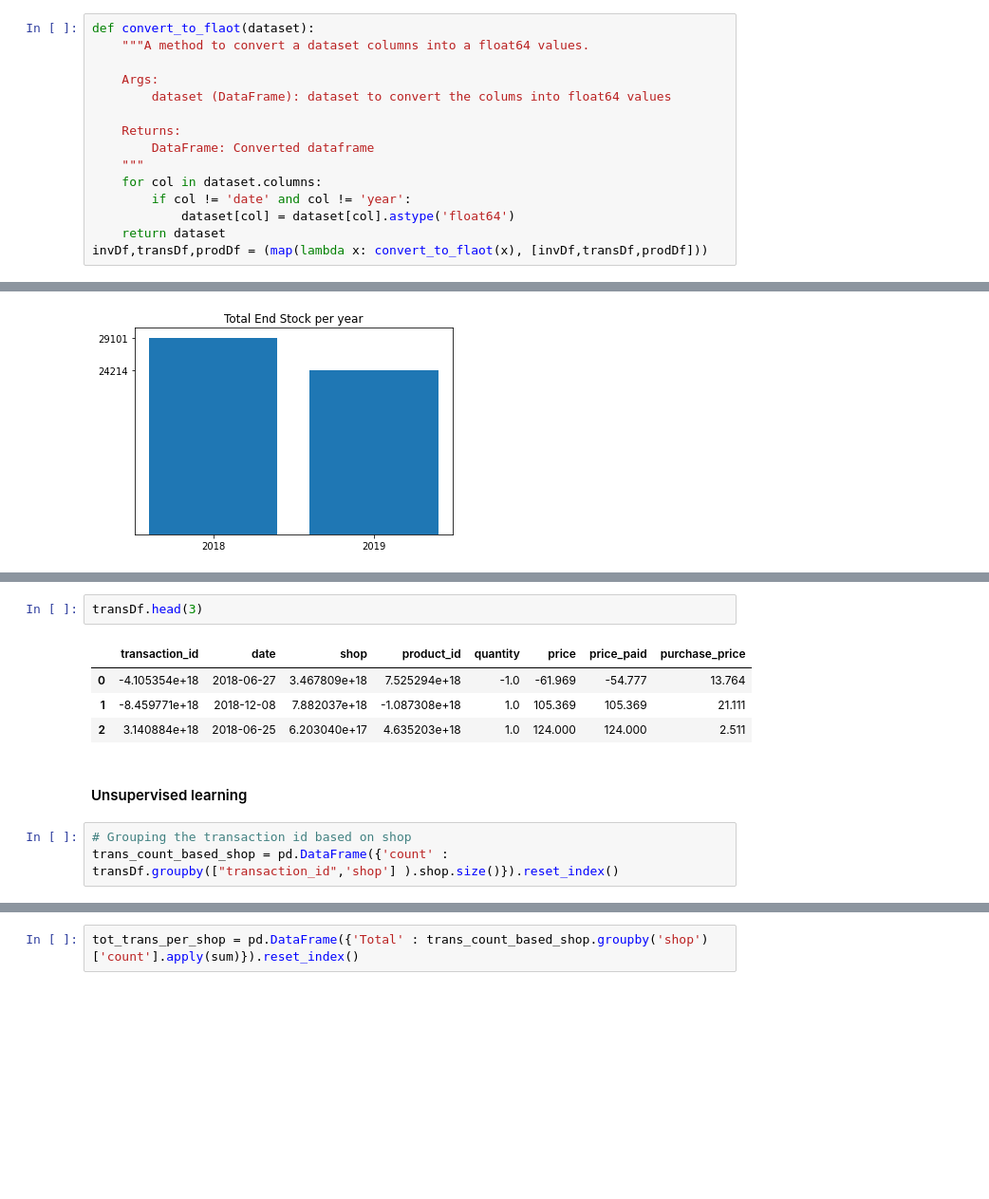
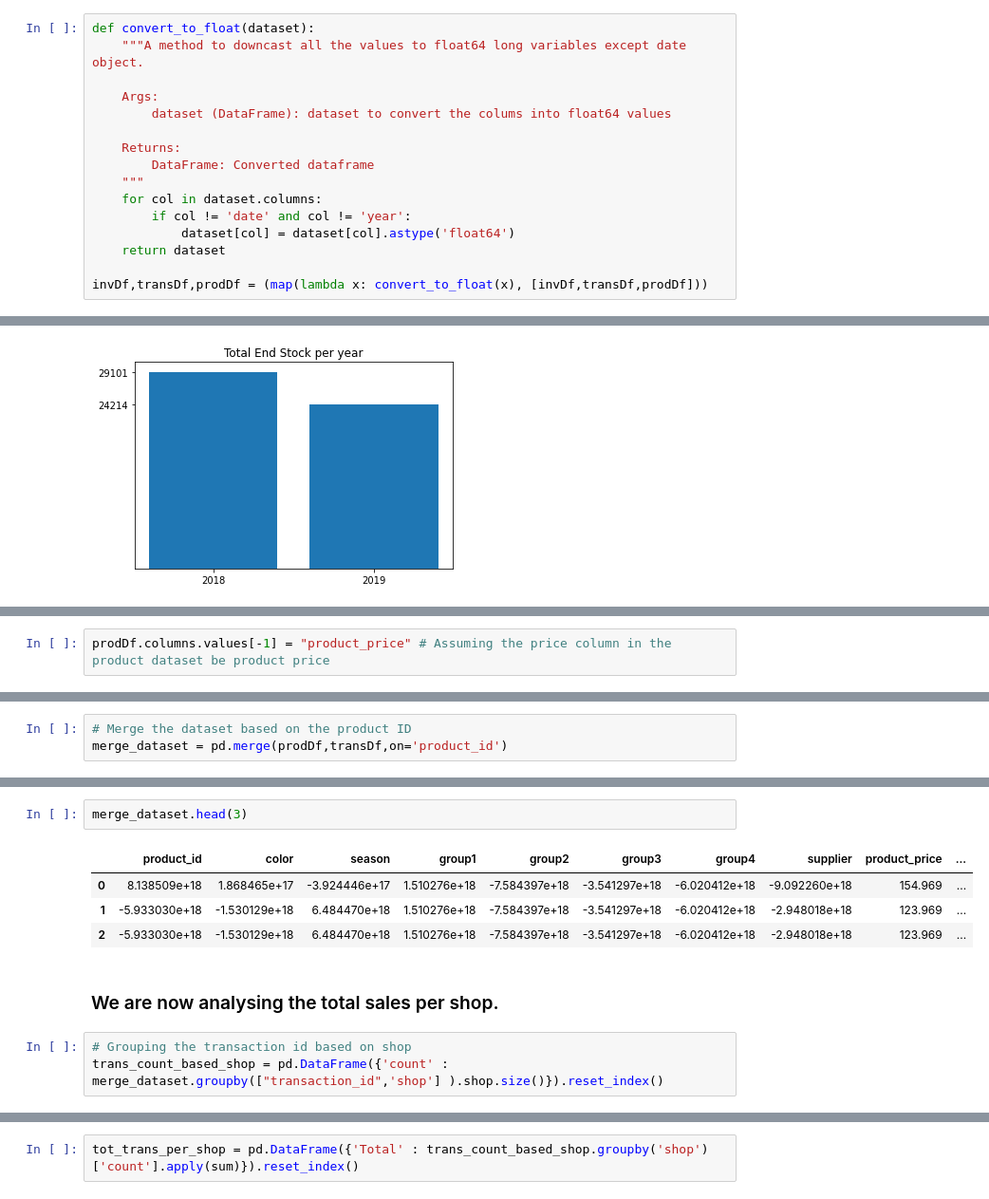
Before and after one commit to Aneruth/ProductSalesForecasting, a Jupyter notebook: main.ipynb, the cells around one changed output, grey strips where cells are left out. Shown at 95% size. Saved outputs shown, nothing was run; the diff lists cells and outputs as text; blank space fills up the shorter version.

```diff
--- a/main.ipynb
+++ b/main.ipynb
@@ -104,6 +67,6 @@ list(map(lambda x: checkNan(x), [invDf,transDf,prodDf])) # we can see all the da
 # %%
-def convert_to_flaot(dataset):
-    """A method to convert a dataset columns into a float64 values.
+def convert_to_float(dataset):
+    """A method to downcast all the values to float64 long variables except date object.
 
     Args:
         dataset (DataFrame): dataset to convert the colums into float64 values
@@ -115,4 +78,5 @@ def convert_to_flaot(dataset):
         if col != 'date' and col != 'year':
             dataset[col] = dataset[col].astype('float64')
     return dataset
-invDf,transDf,prodDf = (map(lambda x: convert_to_flaot(x), [invDf,transDf,prodDf]))
+
+invDf,transDf,prodDf = (map(lambda x: convert_to_float(x), [invDf,transDf,prodDf]))
@@ -263,0 +201,2 @@ Text(0.5, 1.0, 'Total End Stock per year')
+# %%
+prodDf.columns.values[-1] = "product_price" # Assuming the price column in the product dataset be product price
@@ -263,0 +225,3 @@ Text(0.5, 1.0, 'Total End Stock per year')
+# %%
+# Merge the dataset based on the product ID
+merge_dataset = pd.merge(prodDf,transDf,on='product_id')
@@ -264,15 +230,15 @@ Text(0.5, 1.0, 'Total End Stock per year')
 # %%
-transDf.head(3)
+merge_dataset.head(3)
 # %% [output]
-|  | transaction_id | date | shop | product_id | quantity | price | price_paid | purchase_price |
-| 0 | -4.105354e+18 | 2018-06-27 | 3.467809e+18 | 7.525294e+18 | -1.0 | -61.969 | -54.777 | 13.764 |
-| 1 | -8.459771e+18 | 2018-12-08 | 7.882037e+18 | -1.087308e+18 | 1.0 | 105.369 | 105.369 | 21.111 |
-| 2 | 3.140884e+18 | 2018-06-25 | 6.203040e+17 | 4.635203e+18 | 1.0 | 124.000 | 124.000 | 2.511 |
+|  | product_id | color | season | group1 | group2 | group3 | group4 | supplier | product_price | ... |
+| 0 | 8.138509e+18 | 1.868465e+17 | -3.924446e+17 | 1.510276e+18 | -7.584397e+18 | -3.541297e+18 | -6.020412e+18 | -9.092260e+18 | 154.969 | ... |
+| 1 | -5.933030e+18 | -1.530129e+18 | 6.484470e+18 | 1.510276e+18 | -7.584397e+18 | -3.541297e+18 | -6.020412e+18 | -2.948018e+18 | 123.969 | ... |
+| 2 | -5.933030e+18 | -1.530129e+18 | 6.484470e+18 | 1.510276e+18 | -7.584397e+18 | -3.541297e+18 | -6.020412e+18 | -2.948018e+18 | 123.969 | ... |
-# %% [markdown]
-#### Unsupervised learning
+# %% [markdown]
+### We are now analysing the total sales per shop.
 # %%
 # Grouping the transaction id based on shop
-trans_count_based_shop = pd.DataFrame({'count' : transDf.groupby(["transaction_id",'shop'] ).shop.size()}).reset_index()
+trans_count_based_shop = pd.DataFrame({'count' : merge_dataset.groupby(["transaction_id",'shop'] ).shop.size()}).reset_index()
 # %%
 trans_count_based_shop
 # %% [output]
```
Also changed, not shown: parts of 118 cells of this notebook, 3 other files.
